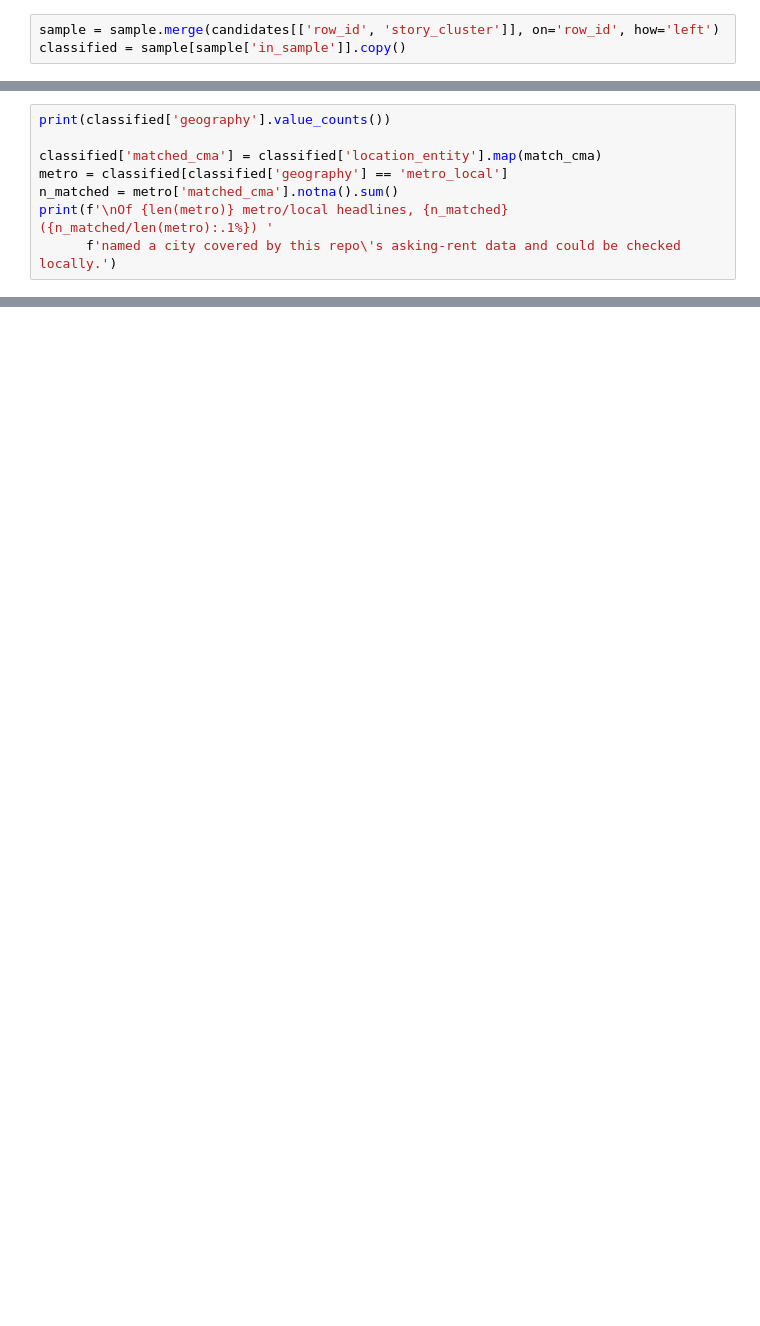
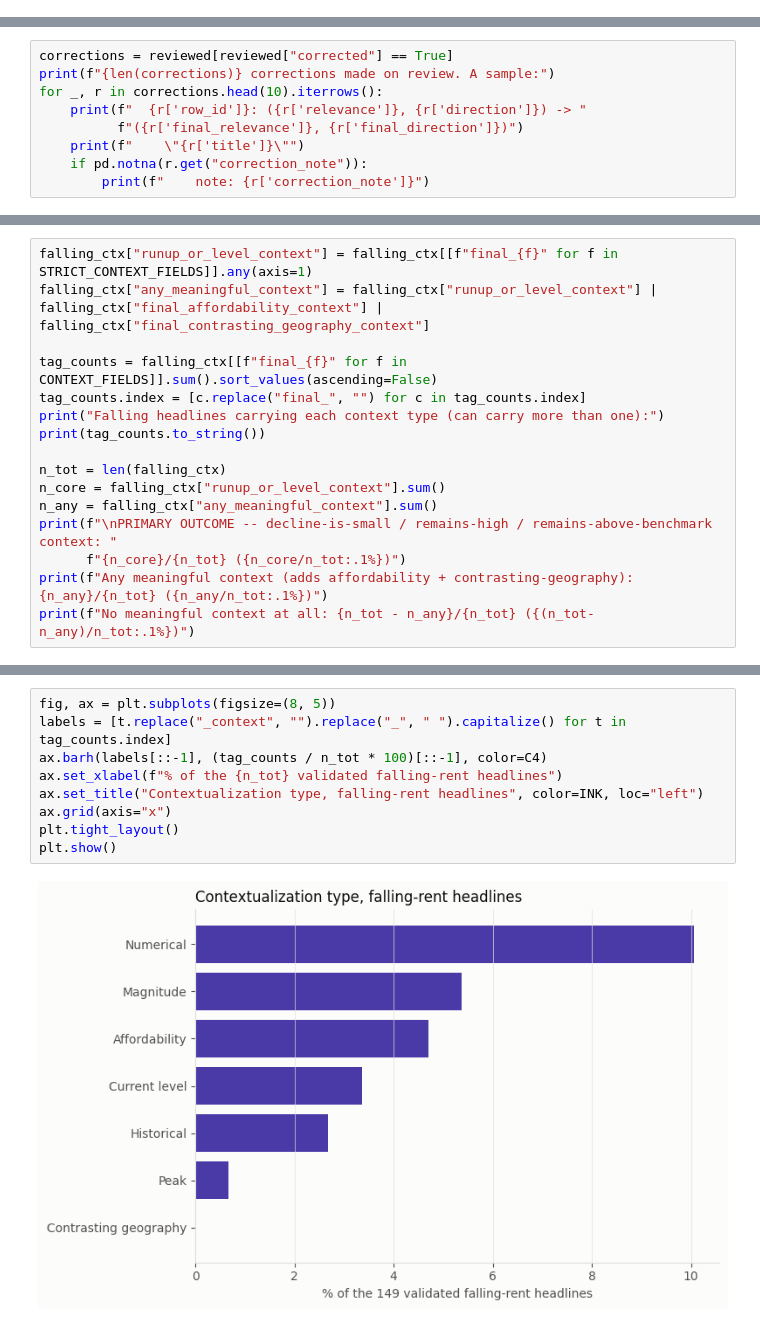
Before and after one commit to schoolofcities/renters, a Jupyter notebook: analysis/falling-rents/explore_rent_headlines.ipynb, the cells around one changed output, grey strips where cells are left out. Saved outputs shown, nothing was run; the diff lists cells and outputs as text; blank space fills up the shorter version.

Commit message:
Add exploration of rental headlines

```diff
--- a/analysis/falling-rents/explore_rent_headlines.ipynb
+++ b/analysis/falling-rents/explore_rent_headlines.ipynb
@@ -473,3 +0,0 @@ Largest syndicated-coverage clusters:
-# %%
-sample = sample.merge(candidates[['row_id', 'story_cluster']], on='row_id', how='left')
-classified = sample[sample['in_sample']].copy()
@@ -692,8 +0,0 @@ local-match check.
-# %%
-print(classified['geography'].value_counts())
-
-classified['matched_cma'] = classified['location_entity'].map(match_cma)
-metro = classified[classified['geography'] == 'metro_local']
-n_matched = metro['matched_cma'].notna().sum()
-print(f'\nOf {len(metro)} metro/local headlines, {n_matched} ({n_matched/len(metro):.1%}) '
-      f'named a city covered by this repo\'s asking-rent data and could be checked locally.')
@@ -1019,0 +696,9 @@ motive or accuracy.
+# %%
+corrections = reviewed[reviewed["corrected"] == True]
+print(f"{len(corrections)} corrections made on review. A sample:")
+for _, r in corrections.head(10).iterrows():
+    print(f"  {r['row_id']}: ({r['relevance']}, {r['direction']}) -> "
+          f"({r['final_relevance']}, {r['final_direction']})")
+    print(f"    \"{r['title']}\"")
+    if pd.notna(r.get("correction_note")):
+        print(f"    note: {r['correction_note']}")
@@ -1019,0 +1433,16 @@ motive or accuracy.
+# %%
+falling_ctx["runup_or_level_context"] = falling_ctx[[f"final_{f}" for f in STRICT_CONTEXT_FIELDS]].any(axis=1)
+falling_ctx["any_meaningful_context"] = falling_ctx["runup_or_level_context"] | falling_ctx["final_affordability_context"] | falling_ctx["final_contrasting_geography_context"]
+
+tag_counts = falling_ctx[[f"final_{f}" for f in CONTEXT_FIELDS]].sum().sort_values(ascending=False)
+tag_counts.index = [c.replace("final_", "") for c in tag_counts.index]
+print("Falling headlines carrying each context type (can carry more than one):")
+print(tag_counts.to_string())
+
+n_tot = len(falling_ctx)
+n_core = falling_ctx["runup_or_level_context"].sum()
+n_any = falling_ctx["any_meaningful_context"].sum()
+print(f"\nPRIMARY OUTCOME -- decline-is-small / remains-high / remains-above-benchmark context: "
+      f"{n_core}/{n_tot} ({n_core/n_tot:.1%})")
+print(f"Any meaningful context (adds affordability + contrasting-geography): {n_any}/{n_tot} ({n_any/n_tot:.1%})")
+print(f"No meaningful context at all: {n_tot - n_any}/{n_tot} ({(n_tot-n_any)/n_tot:.1%})")
@@ -1019,0 +1462,11 @@ motive or accuracy.
+# %%
+fig, ax = plt.subplots(figsize=(8, 5))
+labels = [t.replace("_context", "").replace("_", " ").capitalize() for t in tag_counts.index]
+ax.barh(labels[::-1], (tag_counts / n_tot * 100)[::-1], color=C4)
+ax.set_xlabel(f"% of the {n_tot} validated falling-rent headlines")
+ax.set_title("Contextualization type, falling-rent headlines", color=INK, loc="left")
+ax.grid(axis="x")
+plt.tight_layout()
+plt.show()
+# %% [output]
+[figure, added]
```
Also changed, not shown: parts of 110 cells of this notebook, 7 other files.
